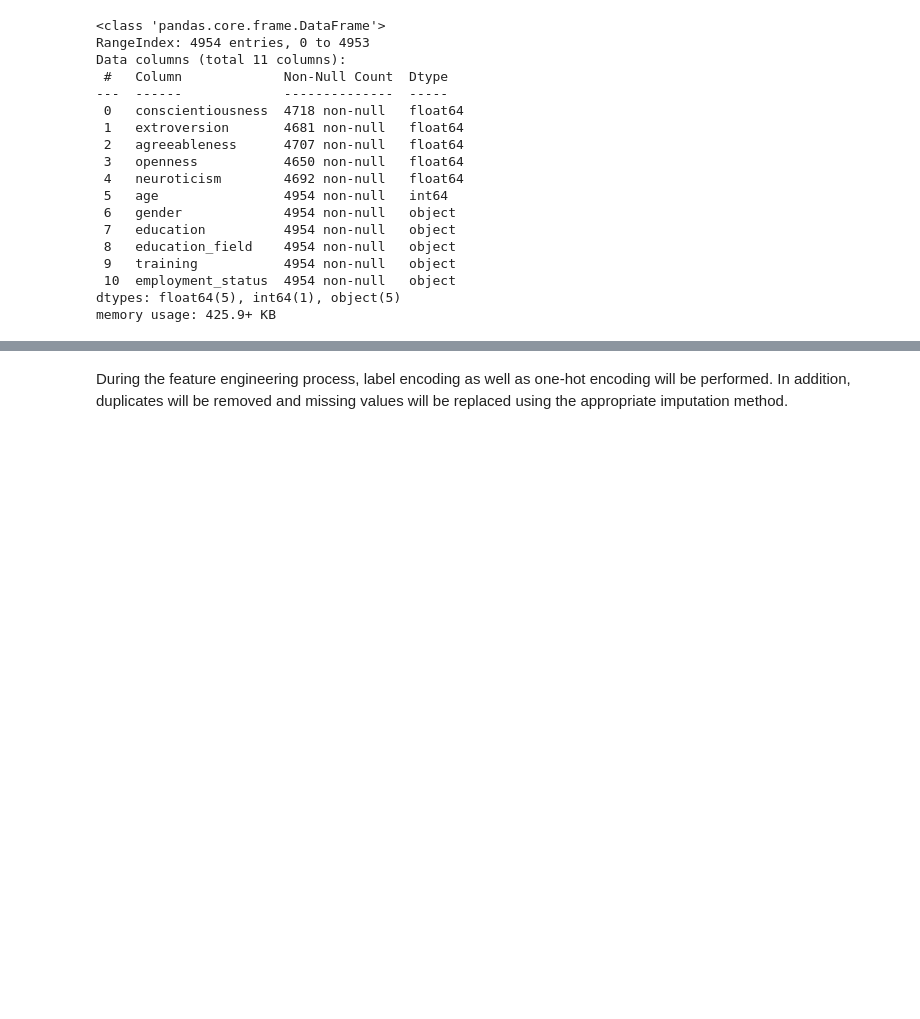
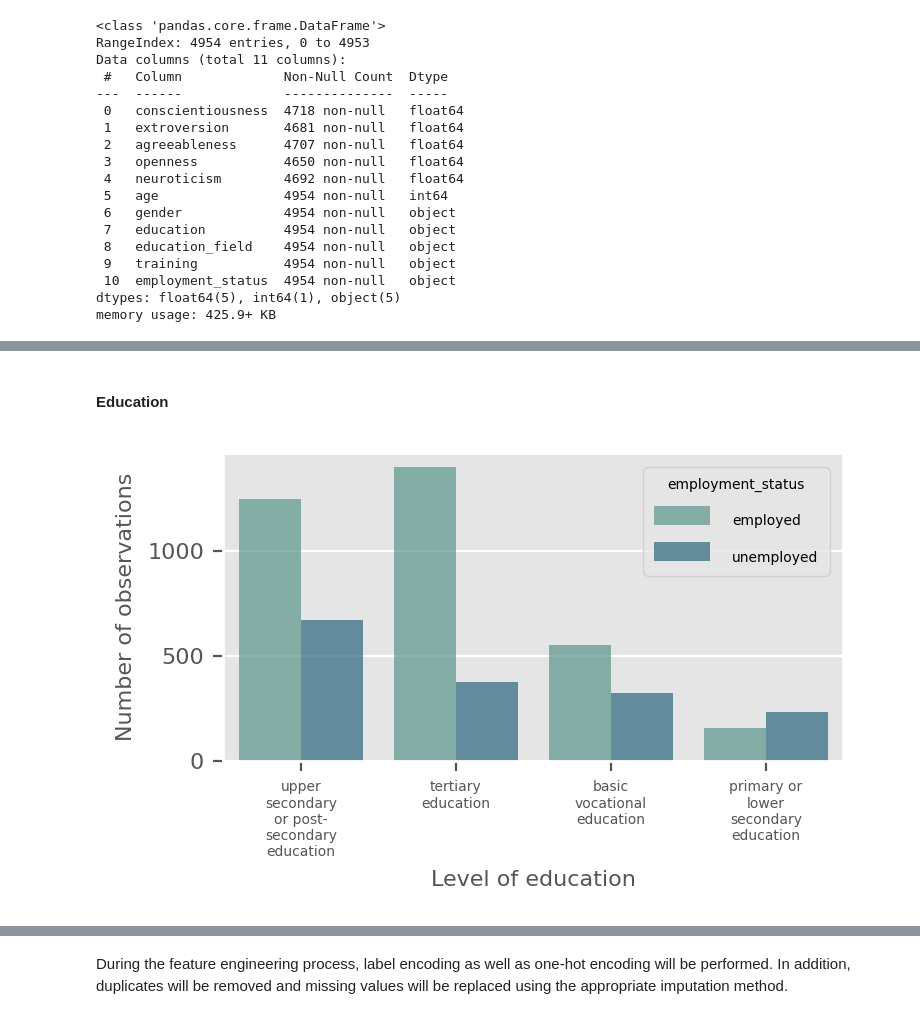
Before and after one commit to nataliagraczyk/bigfive-project, a Jupyter notebook: main.ipynb, the cells around one changed output, grey strips where cells are left out. Drawn from its saved outputs; the diff is of its cells as text; code cells hidden in the pictures; blank space fills up the shorter version.

```diff
--- a/main.ipynb
+++ b/main.ipynb
@@ -86,0 +189,38 @@ memory usage: 425.9+ KB
+# %% [markdown]
+#### Education
+# %%
+plt.figure(figsize=(4,2), dpi=200)
+plt.style.use('ggplot')
+
+ax = sns.countplot(
+       data = data,
+       x = "education",
+       hue = "employment_status",
+       order = data["education"].value_counts().index,
+       palette = "crest",
+       alpha = 0.7)
+
+ax.set_xlabel("Level of education", fontsize = 8)
+ax.set_ylabel("Number of observations", fontsize = 8)
+
+
+# https://medium.com/dunder-data/automatically-wrap-graph-labels-in-matplotlib-and-seaborn-a48740bc9ce
+def wrap_labels(ax, width, break_long_words=False):
+    labels = []
+    for label in ax.get_xticklabels():
+        text = label.get_text()
+        labels.append(textwrap.fill(text, width=width,
+                      break_long_words=break_long_words))
+    ax.set_xticklabels(labels, rotation=0)
+
+wrap_labels(ax, 10)
+ax.figure
+
+plt.xticks(fontsize = 5)
+plt.yticks(fontsize = 8)
+plt.setp(ax.get_legend().get_texts(), fontsize='5') # for legend text
+plt.setp(ax.get_legend().get_title(), fontsize='5') # for legend title
+
+plt.show()
+# %% [output]
+[figure, added]
```
Also changed, not shown: parts of 67 cells of this notebook.
